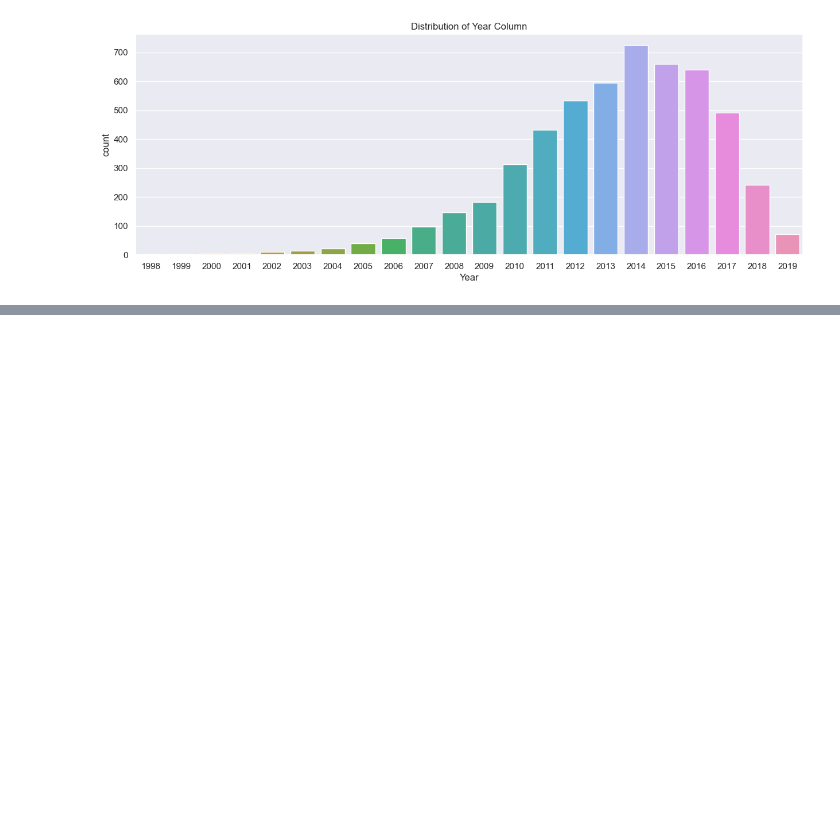
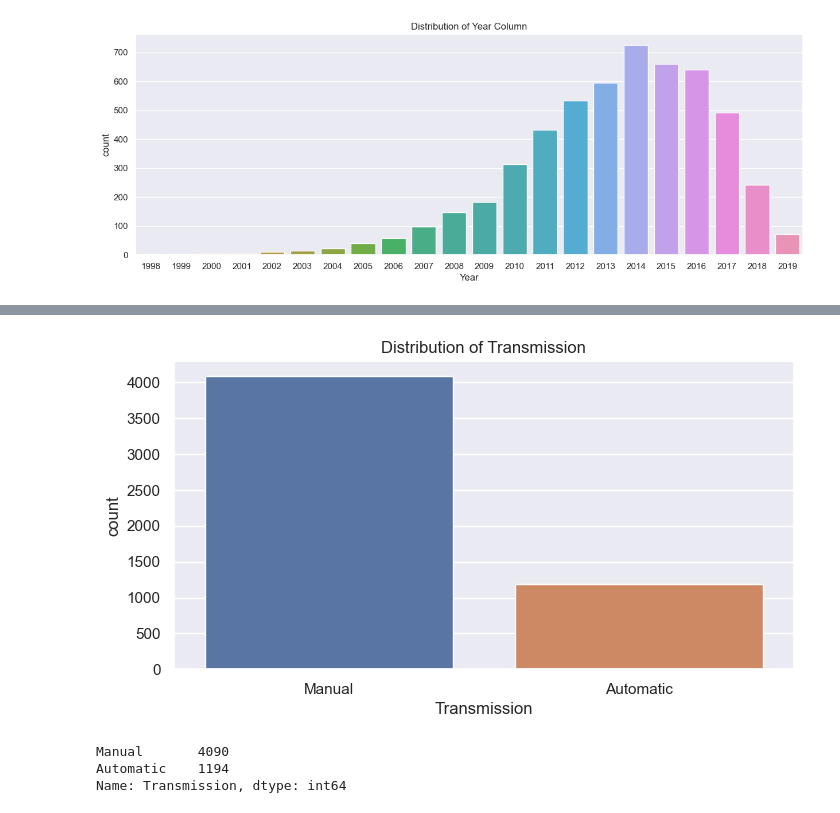
Before and after one commit to mohamedisakr/kaggle-used-cars-price-prediction, a Jupyter notebook: exploration.ipynb, the cells around one changed output, grey strips where cells are left out. Saved outputs shown, nothing was run; the diff lists cells and outputs as text; code cells hidden in the pictures; blank space fills up the shorter version.

```diff
--- a/exploration.ipynb
+++ b/exploration.ipynb
@@ -128,0 +147,14 @@ plt.title('Distribution of Year Column');
+# %%
+df = df[~df['Fuel_Type'].isin(['LPG','Electric'])]
+# %%
+plt.figure(figsize=(8,4))
+sns.countplot(df,x='Transmission');
+plt.title('Distribution of Transmission');
+# %% [output]
+[figure, added]
+# %%
+df['Transmission'].value_counts()
+# %% [output]
+Manual       4090
+Automatic    1194
+Name: Transmission, dtype: int64
```
Also changed, not shown: parts of 19 cells of this notebook.
